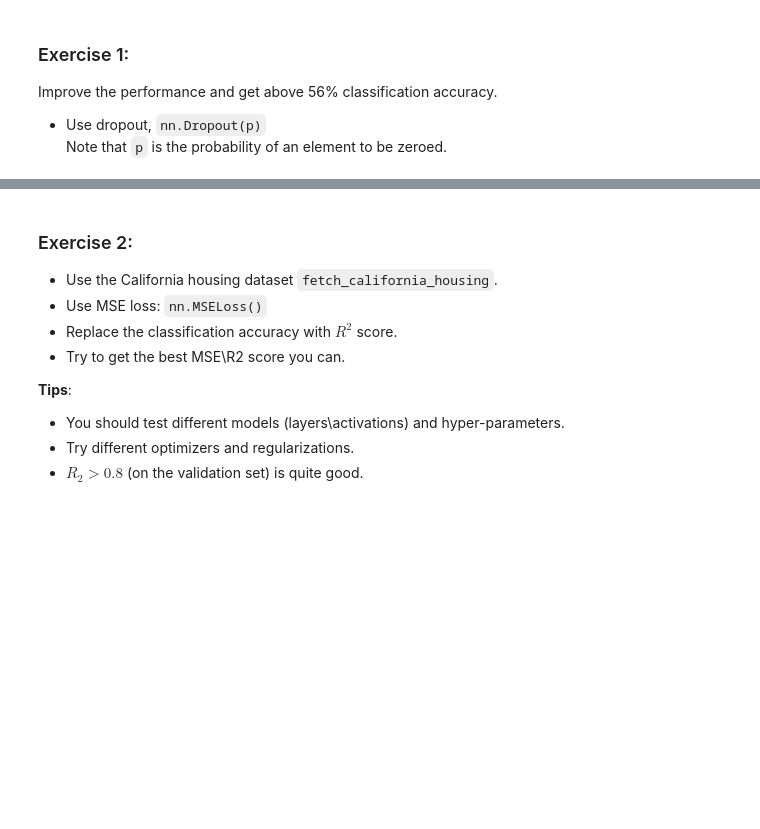
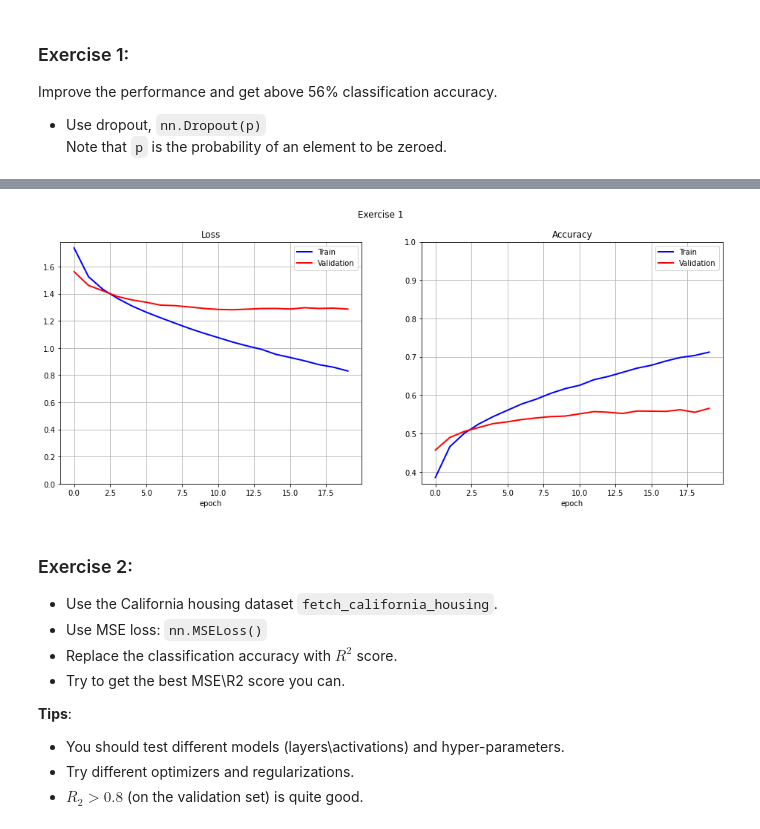
Before and after one commit to FixelAlgorithmsTeam/FixelCourses, a Jupyter notebook: DeepLearningMethods/05_PyTorch/MainPyTorchCifar.ipynb, the cells around one changed output, grey strips where cells are left out. Cells and saved outputs as stored; diff of their text form; code cells hidden in the pictures; blank space fills up the shorter version.

```diff
--- a/DeepLearningMethods/05_PyTorch/MainPyTorchCifar.ipynb
+++ b/DeepLearningMethods/05_PyTorch/MainPyTorchCifar.ipynb
@@ -302,3 +355,9 @@ Object `?` not found.
+# %%
+PlotHistory (lHistory)
+plt.suptitle('Exercise 1')
+plt.show    ()
+# %% [output]
+[figure, added]
 # %% [markdown]
 ### Exercise 2:
 * Use the California housing dataset `fetch_california_housing`.
```
Also changed, not shown: parts of 20 cells of this notebook, 1 other file.
